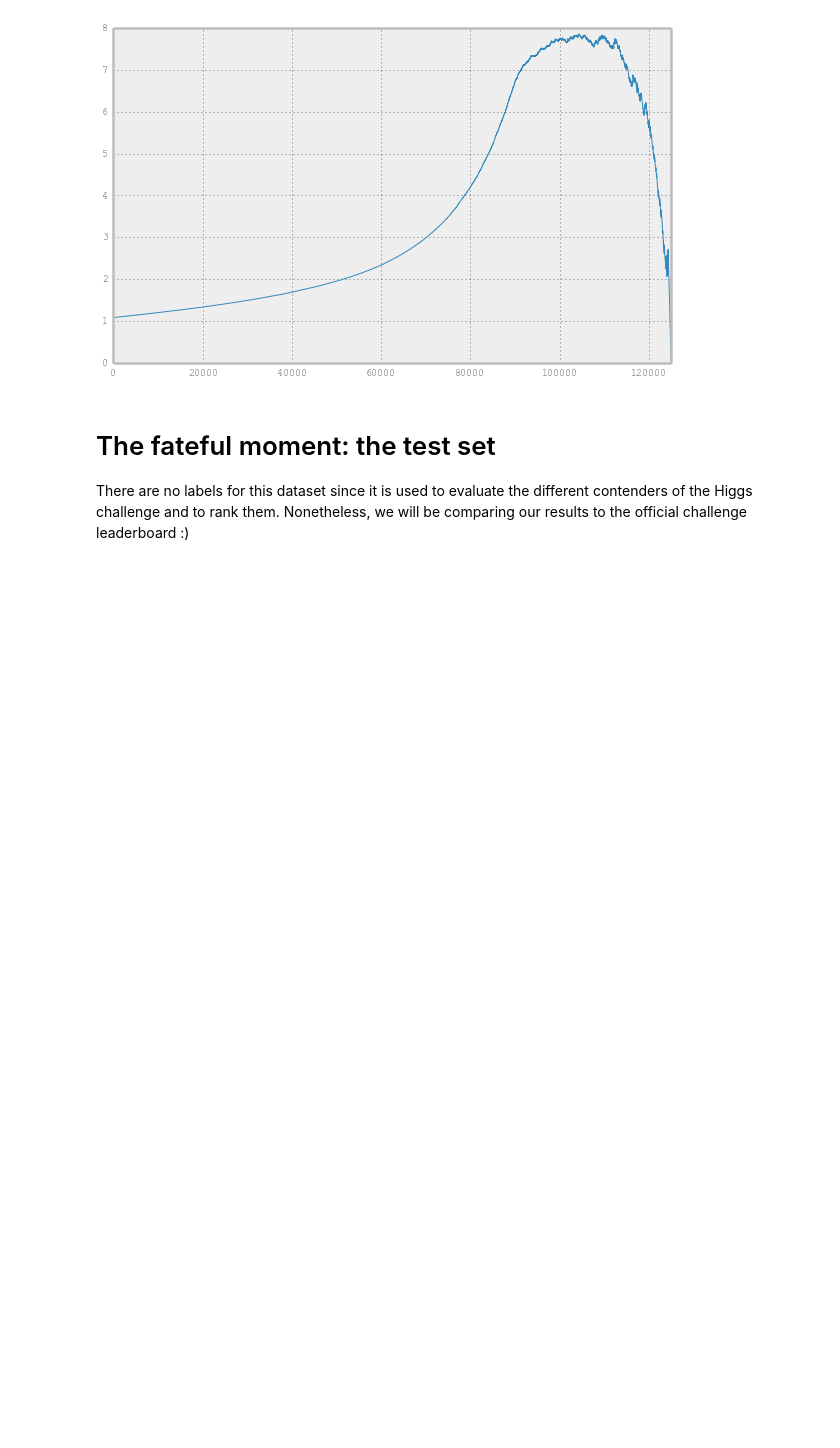
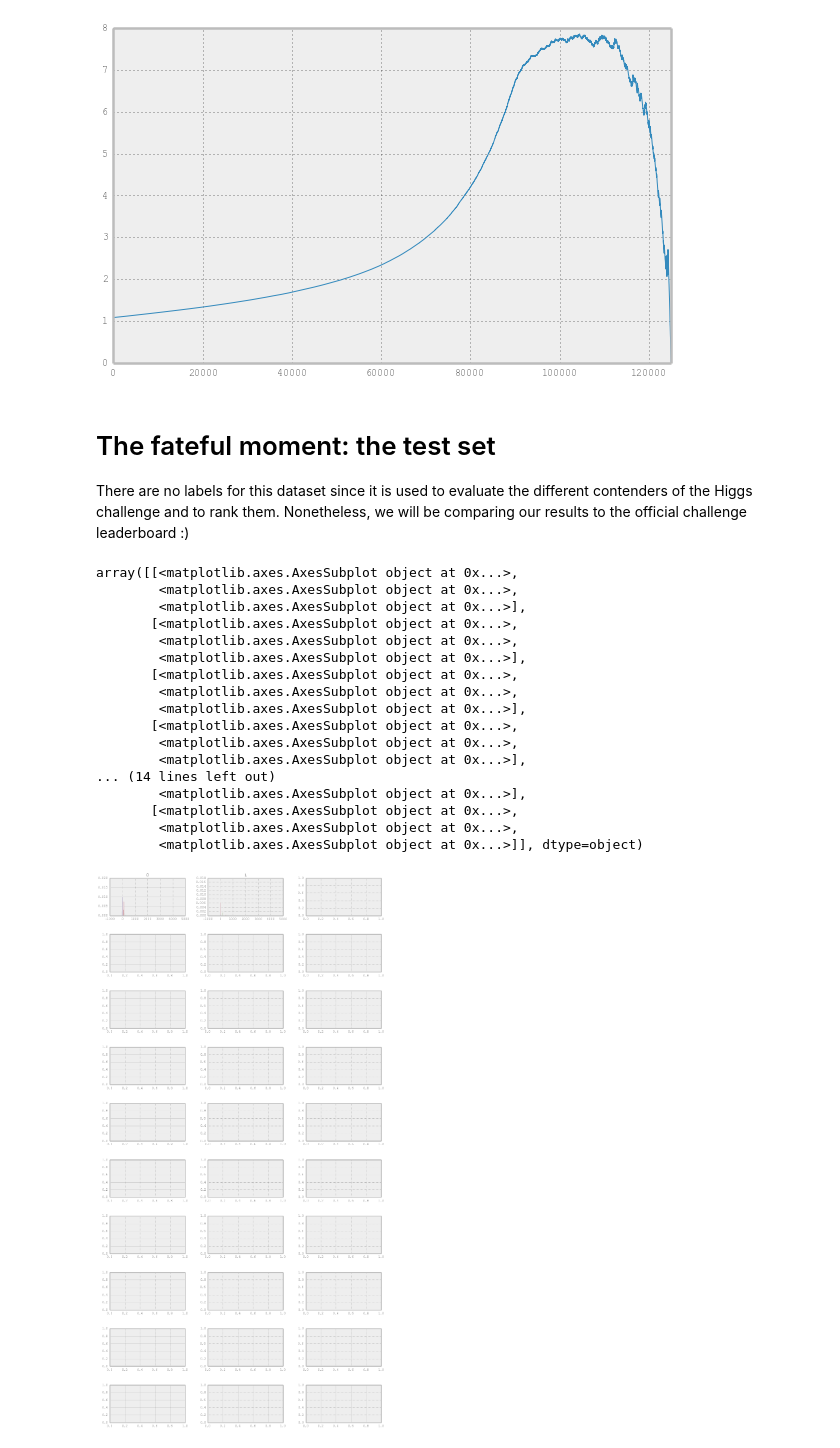
Before and after one commit to Djabbz/SOS14_practical_session, a Jupyter notebook: SOS.ipynb, the cells around one changed output. Drawn from its saved outputs; the diff is of its cells as text; code cells hidden in the pictures; blank space fills up the shorter version.

```diff
--- a/SOS.ipynb
+++ b/SOS.ipynb
@@ -175,6 +177,27 @@ bkgd_weight_sum 205617.769758
 
 There are no labels for this dataset since it is used to evaluate the different contenders of the Higgs challenge and to rank them.
 Nonetheless, we will be comparing our results to the official challenge leaderboard :)
+# %%
+train_data.data[train_data.data_columns[:10]].hist(bins=100, normed=True, figsize=(14,30), layout=(10, 3), by=train_data.label_idx)  ;# weights=train_data.data.Weight
+# %% [output]
+array([[<matplotlib.axes.AxesSubplot object at 0x...>,
+        <matplotlib.axes.AxesSubplot object at 0x...>,
+        <matplotlib.axes.AxesSubplot object at 0x...>],
+       [<matplotlib.axes.AxesSubplot object at 0x...>,
+        <matplotlib.axes.AxesSubplot object at 0x...>,
+        <matplotlib.axes.AxesSubplot object at 0x...>],
+       [<matplotlib.axes.AxesSubplot object at 0x...>,
+        <matplotlib.axes.AxesSubplot object at 0x...>,
+        <matplotlib.axes.AxesSubplot object at 0x...>],
+       [<matplotlib.axes.AxesSubplot object at 0x...>,
+        <matplotlib.axes.AxesSubplot object at 0x...>,
+        <matplotlib.axes.AxesSubplot object at 0x...>],
+... (14 lines left out)
+        <matplotlib.axes.AxesSubplot object at 0x...>],
+       [<matplotlib.axes.AxesSubplot object at 0x...>,
+        <matplotlib.axes.AxesSubplot object at 0x...>,
+        <matplotlib.axes.AxesSubplot object at 0x...>]], dtype=object)
+[figure, added]
 # %%
 test_data = SOS.HiggsData('test.csv')
 # test_data = pd.read_csv('test.csv')
```
Also changed, not shown: parts of 4 cells of this notebook, 1 other file.
